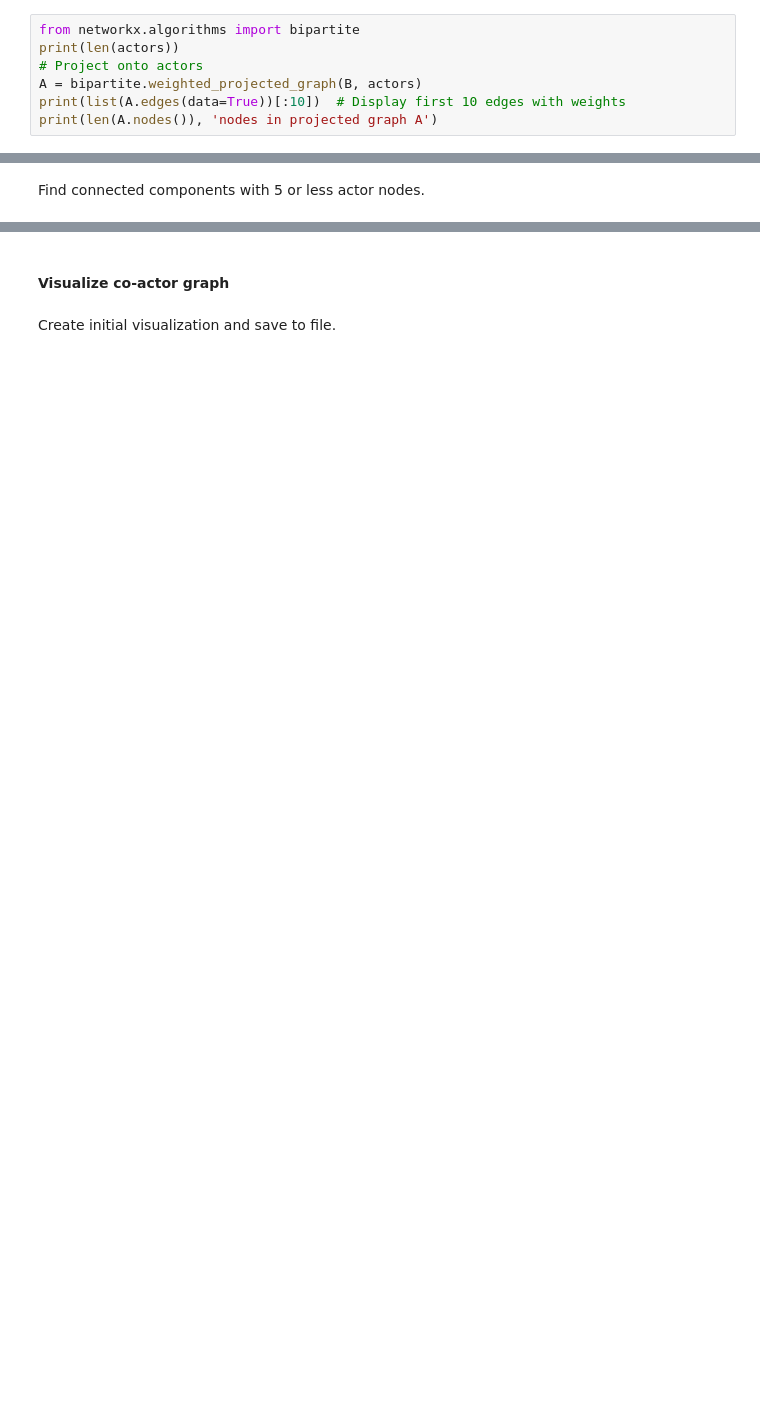
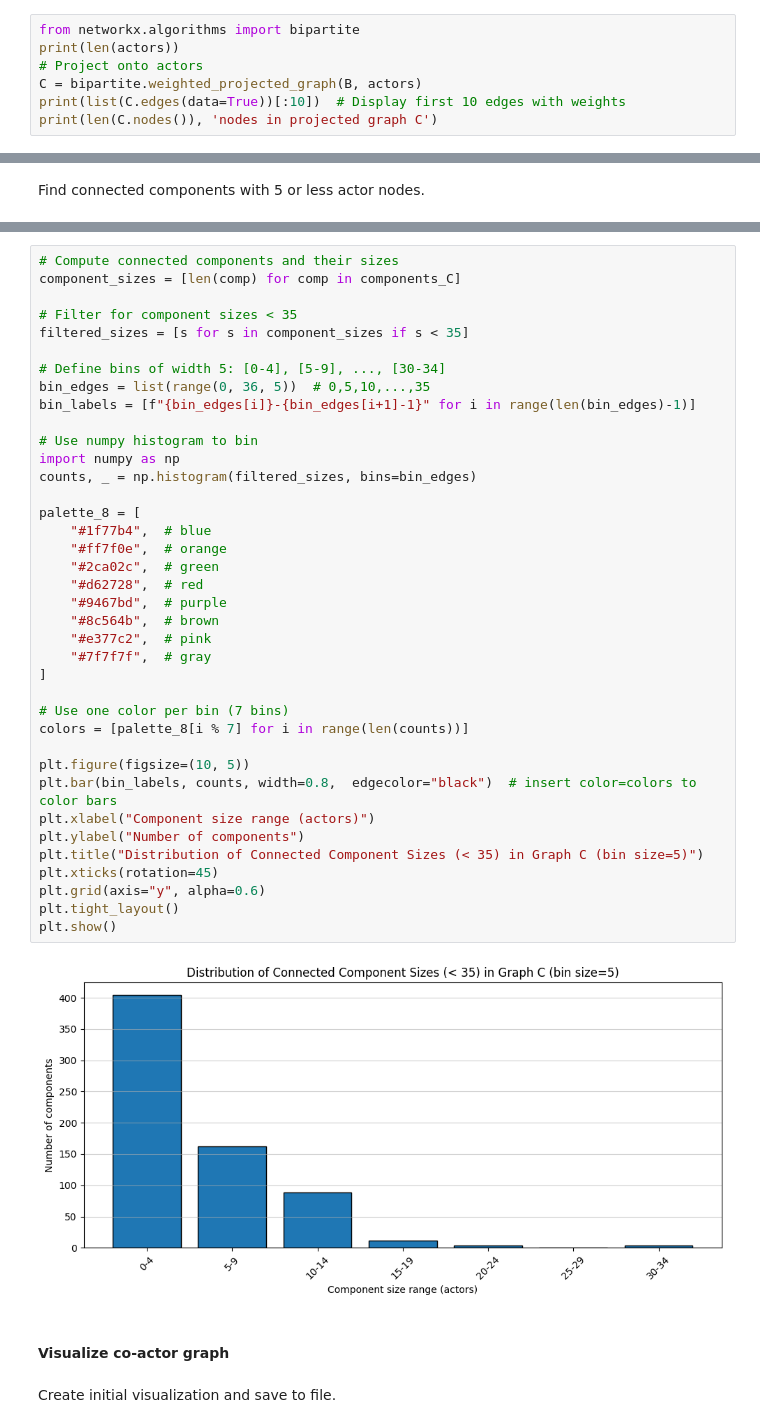
Before and after one commit to nluttenberger/methods_26, a Jupyter notebook: 072-Netflix_graphs.ipynb, the cells around one changed output, grey strips where cells are left out. Drawn from its saved outputs; the diff is of its cells as text; blank space fills up the shorter version.

```diff
--- a/072-Netflix_graphs.ipynb
+++ b/072-Netflix_graphs.ipynb
@@ -352,9 +356,9 @@ for size, count in sizes_sorted.items():
 from networkx.algorithms import bipartite
 print(len(actors))
 # Project onto actors
-A = bipartite.weighted_projected_graph(B, actors)
-print(list(A.edges(data=True))[:10])  # Display first 10 edges with weights
-print(len(A.nodes()), 'nodes in projected graph A')
+C = bipartite.weighted_projected_graph(B, actors)
+print(list(C.edges(data=True))[:10])  # Display first 10 edges with weights
+print(len(C.nodes()), 'nodes in projected graph C')
 # %% [markdown]
 #### Analyze co-actor graph
 # %% [markdown]
@@ -388,3 +442,43 @@ print(f"Found {len(small_components)} components with 5 or less nodes\n")
+# %%
+# Compute connected components and their sizes
+component_sizes = [len(comp) for comp in components_C]
+
+# Filter for component sizes < 35
+filtered_sizes = [s for s in component_sizes if s < 35]
+
+# Define bins of width 5: [0-4], [5-9], ..., [30-34]
+bin_edges = list(range(0, 36, 5))  # 0,5,10,...,35
+bin_labels = [f"{bin_edges[i]}-{bin_edges[i+1]-1}" for i in range(len(bin_edges)-1)]
+
+# Use numpy histogram to bin
+import numpy as np
+counts, _ = np.histogram(filtered_sizes, bins=bin_edges)
+
+palette_8 = [
+    "#1f77b4",  # blue
+    "#ff7f0e",  # orange
+    "#2ca02c",  # green
+    "#d62728",  # red
+    "#9467bd",  # purple
+    "#8c564b",  # brown
+    "#e377c2",  # pink
+    "#7f7f7f",  # gray
+]
+
+# Use one color per bin (7 bins)
+colors = [palette_8[i % 7] for i in range(len(counts))]
+
+plt.figure(figsize=(10, 5))
+plt.bar(bin_labels, counts, width=0.8,  edgecolor="black")  # insert color=colors to color bars
+plt.xlabel("Component size range (actors)")
+plt.ylabel("Number of components")
+plt.title("Distribution of Connected Component Sizes (< 35) in Graph C (bin size=5)")
+plt.xticks(rotation=45)
+plt.grid(axis="y", alpha=0.6)
+plt.tight_layout()
+plt.show()
+# %% [output]
+[figure, added]
 # %% [markdown]
 #### Visualize co-actor graph
 # %% [markdown]
```
Also changed, not shown: parts of 27 cells of this notebook, 7 other files.
